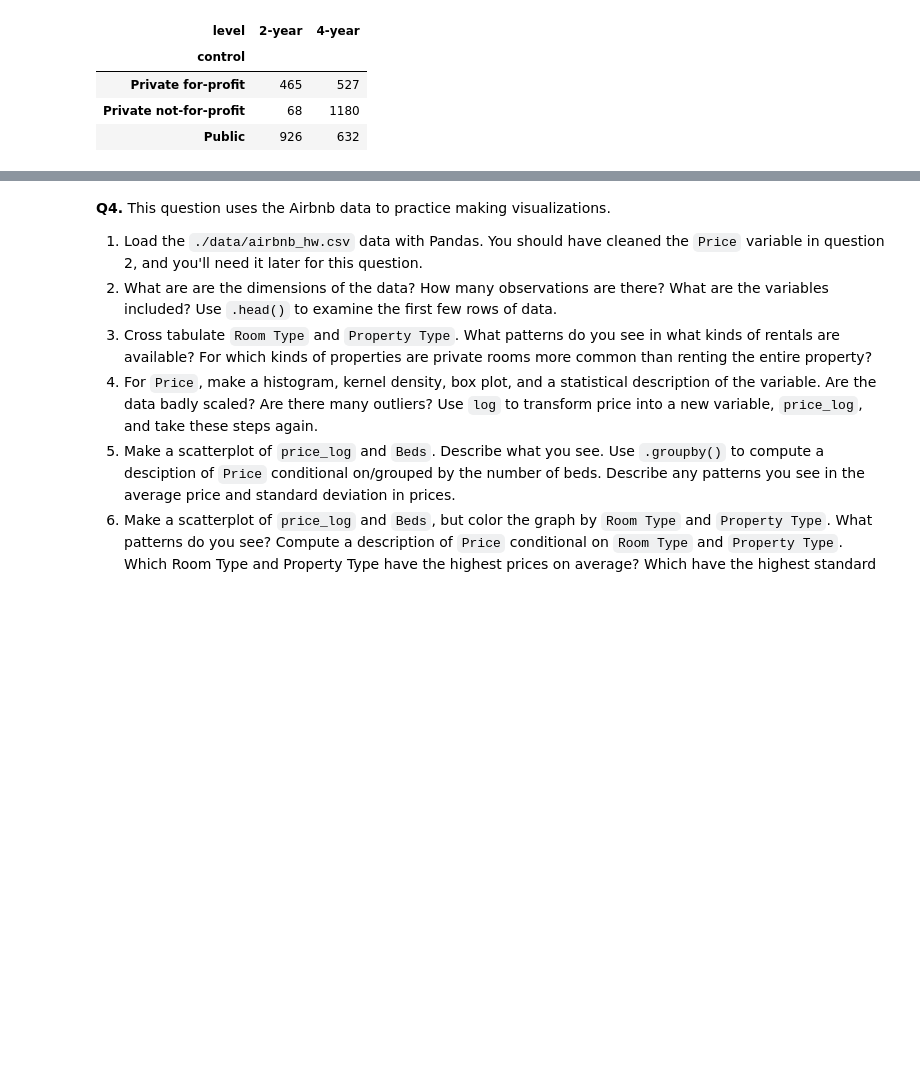
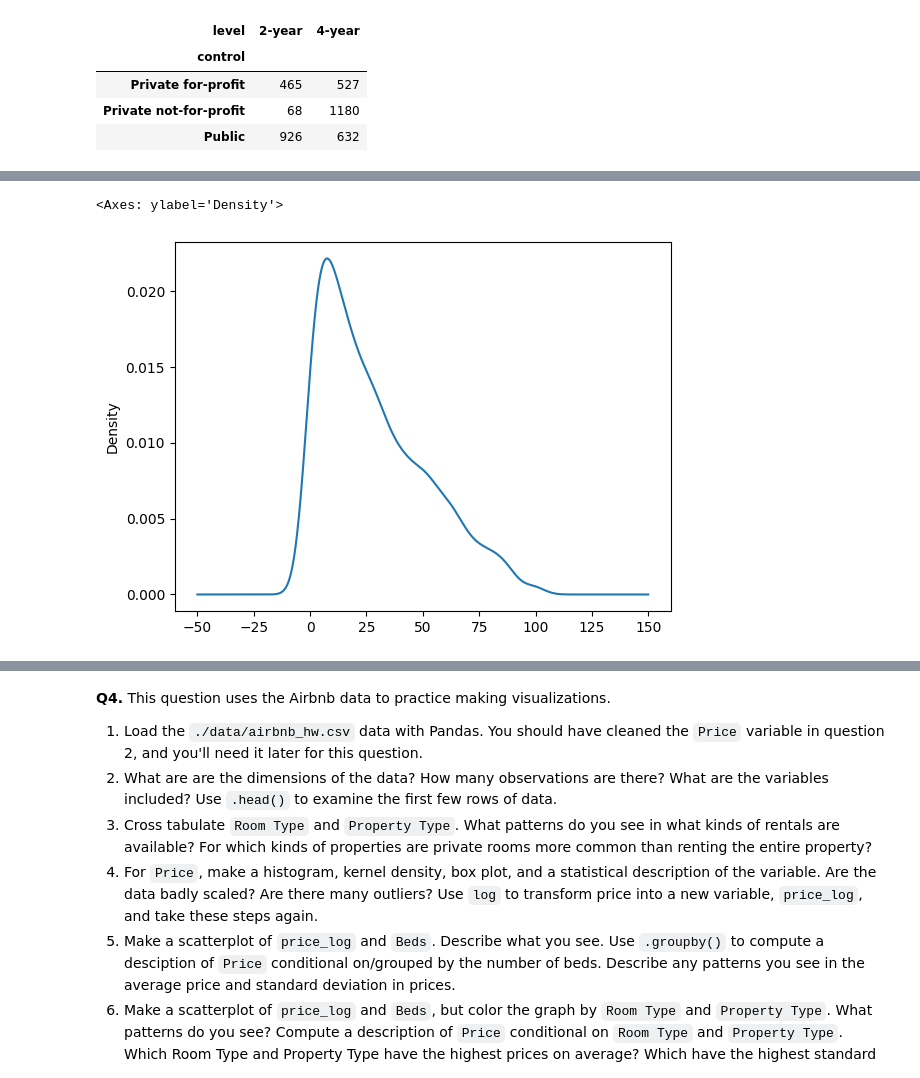
Before and after one commit to chrryyy/assignment2, a Jupyter notebook: assignment2.ipynb, the cells around one changed output, grey strips where cells are left out. Drawn from its saved outputs; the diff is of its cells as text; code cells hidden in the pictures; blank space fills up the shorter version.

```diff
--- a/assignment2.ipynb
+++ b/assignment2.ipynb
@@ -218,0 +225,6 @@ pd.crosstab(college["control"], college["level"])
+# %%
+# Part 4 - Kernel density plot
+college["grad_100_value"].plot.density()
+# %% [output]
+<Axes: ylabel='Density'>
+[figure, added]
```
Also changed, not shown: parts of 3 cells of this notebook.
